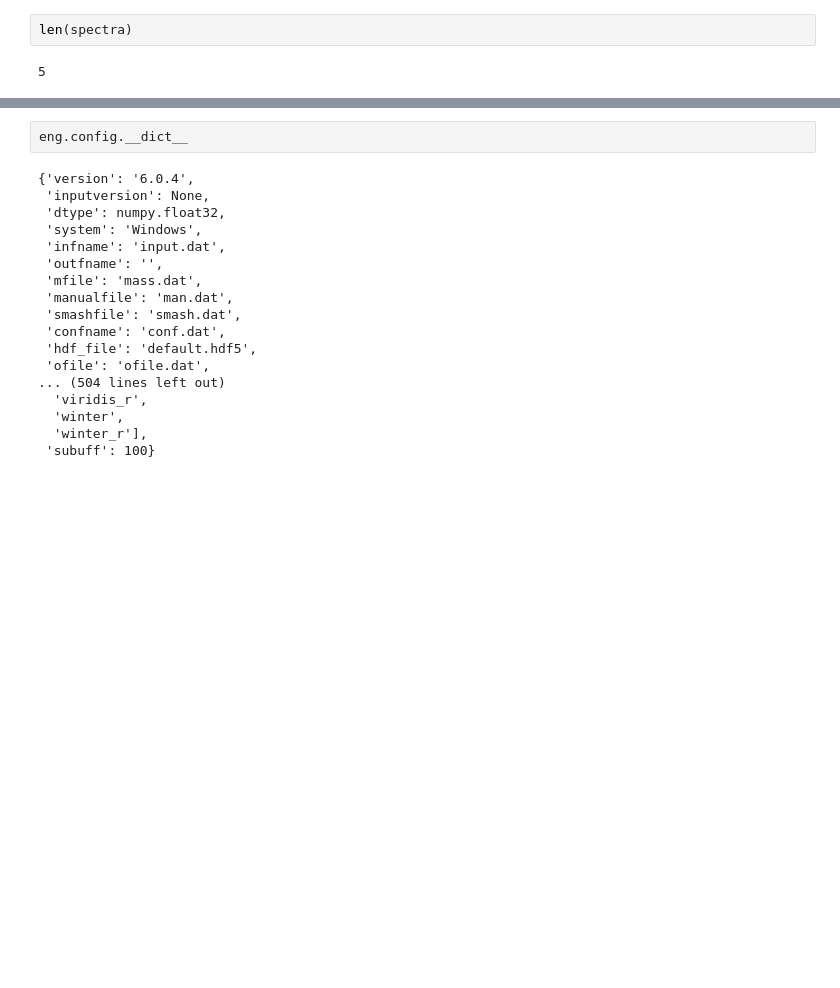
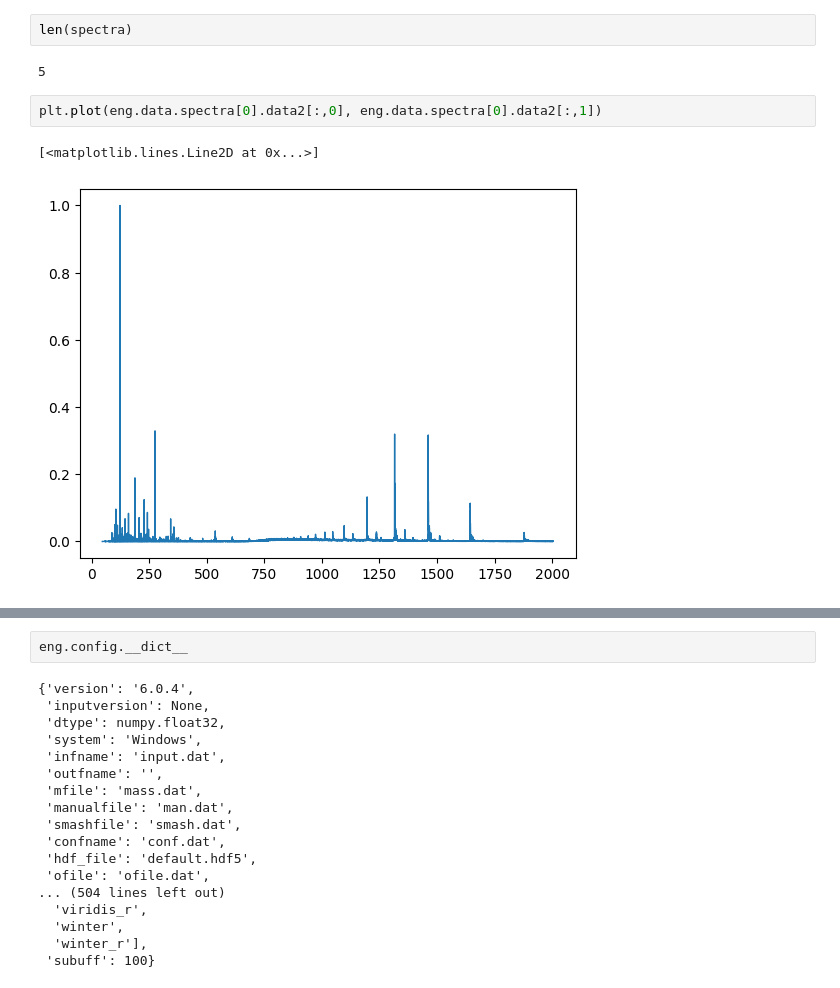
Before and after one commit to lawrencecollins/MS-Analysis, a Jupyter notebook: 240113 baf multi upload to unidec-Copy1.ipynb, the cells around one changed output, grey strips where cells are left out. Saved outputs shown, nothing was run; the diff lists cells and outputs as text; blank space fills up the shorter version.

```diff
--- a/240113 baf multi upload to unidec-Copy1.ipynb
+++ b/240113 baf multi upload to unidec-Copy1.ipynb
@@ -106,6 +106,11 @@ Adding: 20230710 4C_24h_5.d to ms_dataset
 len(spectra)
 # %% [output]
 5
+# %%
+plt.plot(eng.data.spectra[0].data2[:,0], eng.data.spectra[0].data2[:,1])
+# %% [output]
+[<matplotlib.lines.Line2D at 0x...>]
+[figure, added]
 # %%
 # Parameters
 # UniDec
```
Also changed, not shown: parts of 6 cells of this notebook, 4 other files.
